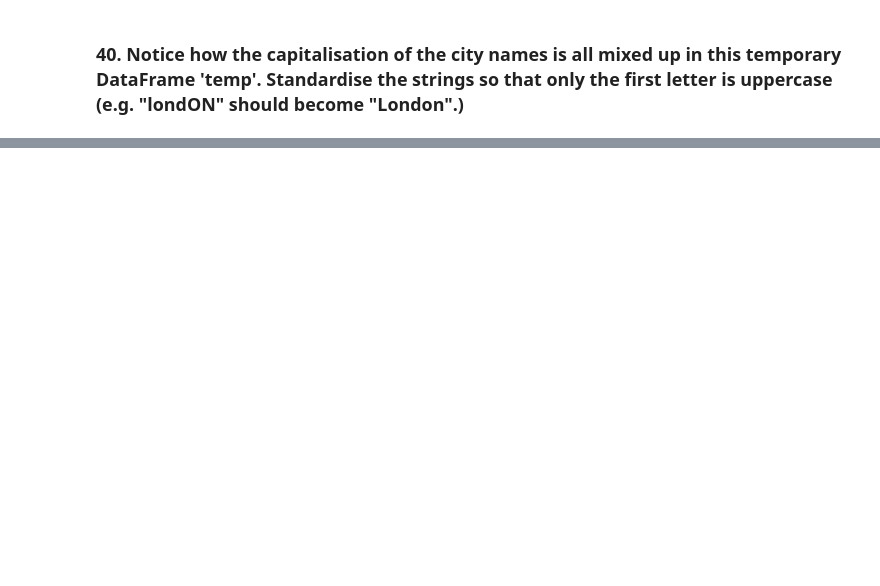
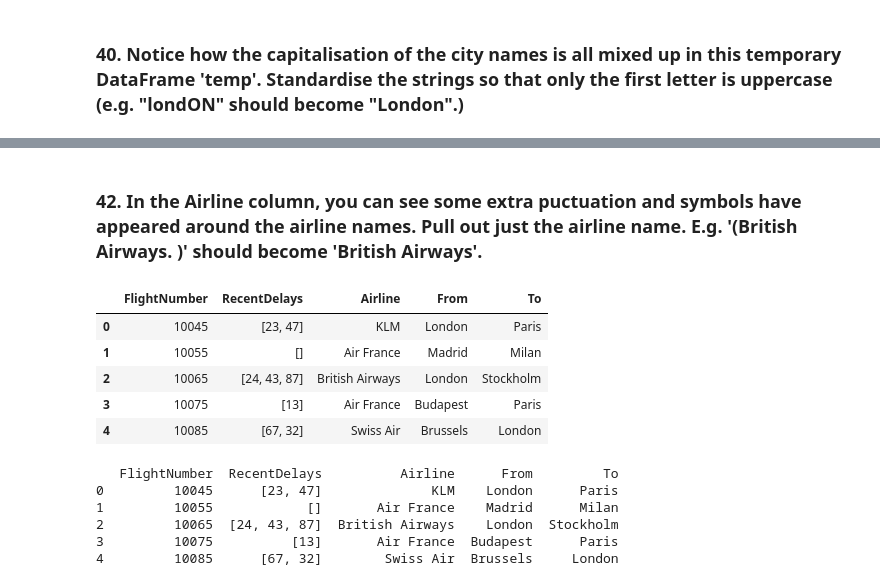
Before and after one commit to TanjiEvan/Python, a Jupyter notebook: Numpy&Pandas/50_Pandas_Problems.ipynb, the cells around one changed output, grey strips where cells are left out. Saved outputs shown, nothing was run; the diff lists cells and outputs as text; code cells hidden in the pictures; blank space fills up the shorter version.

```diff
--- a/Numpy&Pandas/100_Pandas_Problems.ipynb
+++ b/Numpy&Pandas/50_Pandas_Problems.ipynb
@@ -1111,0 +1129,23 @@ temp
+# %% [markdown]
+### 42. In the Airline column, you can see some extra puctuation and symbols have appeared around the airline names. Pull out just the airline name. E.g. '(British Airways. )' should become 'British Airways'.
+# %%
+df['Airline'] = df['Airline'].str.extract(r'([a-zA-Z\s]+)')
+df
+# %% [output]
+|  | FlightNumber | RecentDelays | Airline | From | To |
+| 0 | 10045 | [23, 47] | KLM | London | Paris |
+| 1 | 10055 | [] | Air France | Madrid | Milan |
+| 2 | 10065 | [24, 43, 87] | British Airways | London | Stockholm |
+| 3 | 10075 | [13] | Air France | Budapest | Paris |
+| 4 | 10085 | [67, 32] | Swiss Air | Brussels | London |
+# %%
+df['Airline'] = df['Airline'].str.replace('[^a-zA-Z\s]', '')
+
+print(df)
+# %% [output]
+   FlightNumber  RecentDelays          Airline      From         To
+0         10045      [23, 47]              KLM    London      Paris
+1         10055            []       Air France    Madrid      Milan
+2         10065  [24, 43, 87]  British Airways    London  Stockholm
+3         10075          [13]       Air France  Budapest      Paris
+4         10085      [67, 32]        Swiss Air  Brussels     London
```
Also changed, not shown: parts of 54 cells of this notebook.
